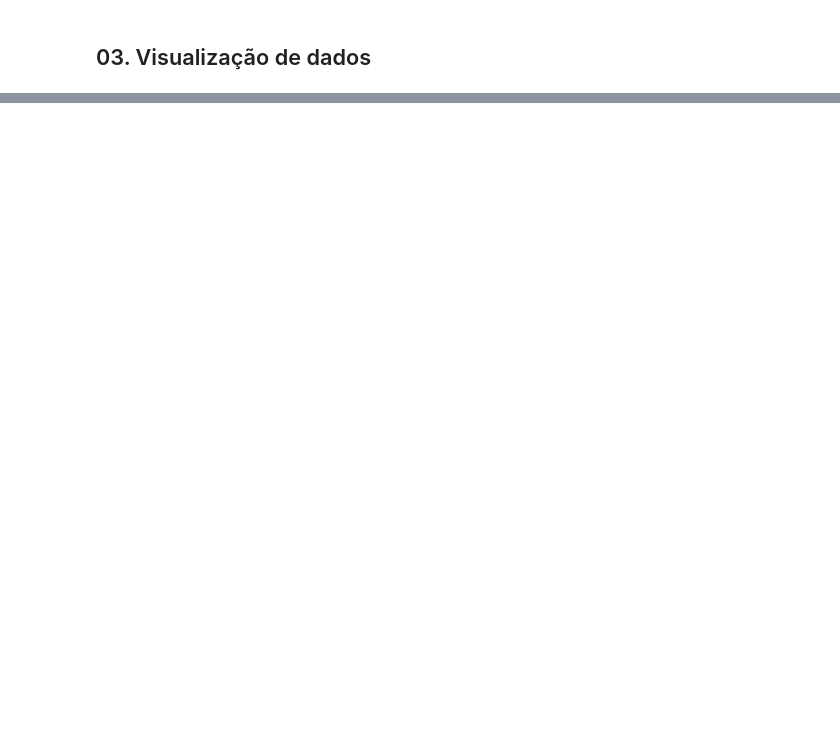
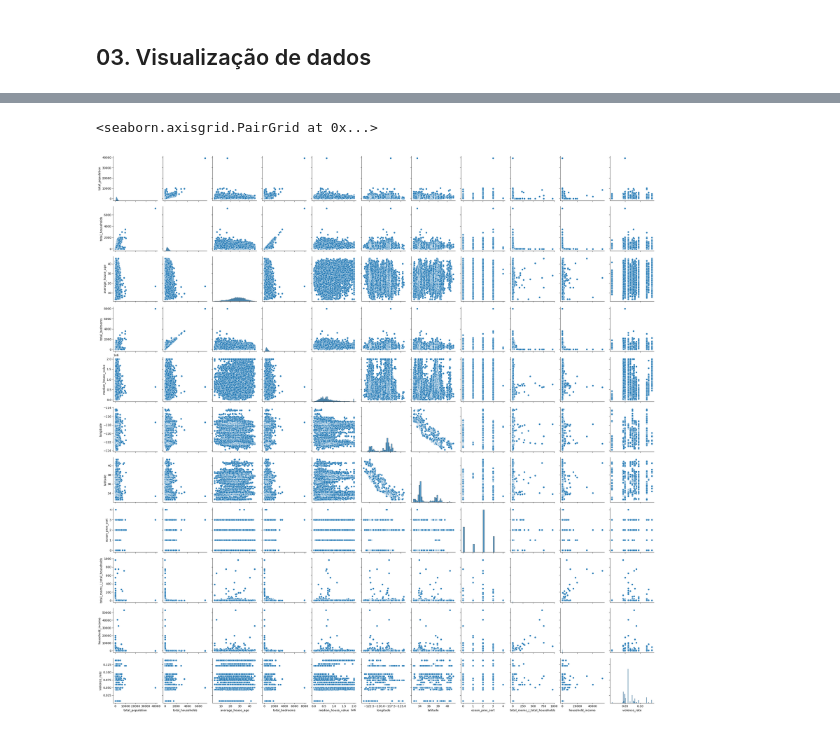
Before and after one commit to christhiangoncalves/Calculo_de_Preco_Casas_California, a Jupyter notebook: California_house_Price.ipynb, the cells around one changed output, grey strips where cells are left out. Cells and saved outputs as stored; diff of their text form; code cells hidden in the pictures; blank space fills up the shorter version.

Commit message:
visualizações

```diff
--- a/California_house_Price.ipynb
+++ b/California_house_Price.ipynb
@@ -354,10 +347,9 @@ df_city_select
 # %%
 #Realizando o merge dos dataframes
-df_merged_h_c = pd.merge(df_house, df_city_select, on='nameid', how='left')
+df_merged_h_c = pd.merge(df_house, df_crime_select, left_on='nameid',right_on='City', how='left')
+df_merged_h_c
+df_merged_h_c.isna().mean()
 
-
-#df_merged_h_c.isnull().groupby(df_merged_h_c.index).sum().
-df_merged_h_c.isna.mean()
-#df_merged_h_c[['nameid','elevation_m']].isnull()
-#temp.groupby('nameid')['elevation_m'].apply(lambda x: x.isnull().sum()).reset_index()
+#df = df_merged_h_c[df_merged_h_c.isnull().any(axis=1)]
+#df.groupby('nameid').size().reset_index()
 # %% [output]
@@ -381,7 +370,0 @@ dtype: float64
-# %%
-#Foi inserido a média da elevação nos valores faltantes, que correspondem a 9% dos dados da coluna 'elevation_m'
-df_merged_h_c['elevation_m'].fillna(df_city['elevation_m'].mean(),inplace=True)
-del df_merged_h_c['name']
-del df_merged_h_c['nameid']
-df_merged_h_c = df_merged_h_c.round(2)
-df_merged_h_c.describe()
@@ -397,0 +371,4 @@ df_merged_h_c.describe()
+# %%
+#Excluindo valores nulos
+df_merged_h_c = df_merged_h_c.dropna()
+df_merged_h_c.isna().mean()
@@ -398,2 +391,6 @@ df_merged_h_c.describe()
 # %% [markdown]
 ## 03. Visualização de dados
+# %%
+
+df_merged_h_c = df_merged_h_c.drop(columns=['nameid','City'])
+df_merged_h_c.info()
@@ -400,3 +417,6 @@ df_merged_h_c.describe()
 # %%
-#sns.pairplot(df_merged_h_c)
+sns.pairplot(df_merged_h_c)
+# %% [output]
+<seaborn.axisgrid.PairGrid at 0x...>
+[figure, added]
 # %%
```
Also changed, not shown: parts of 19 cells of this notebook.
